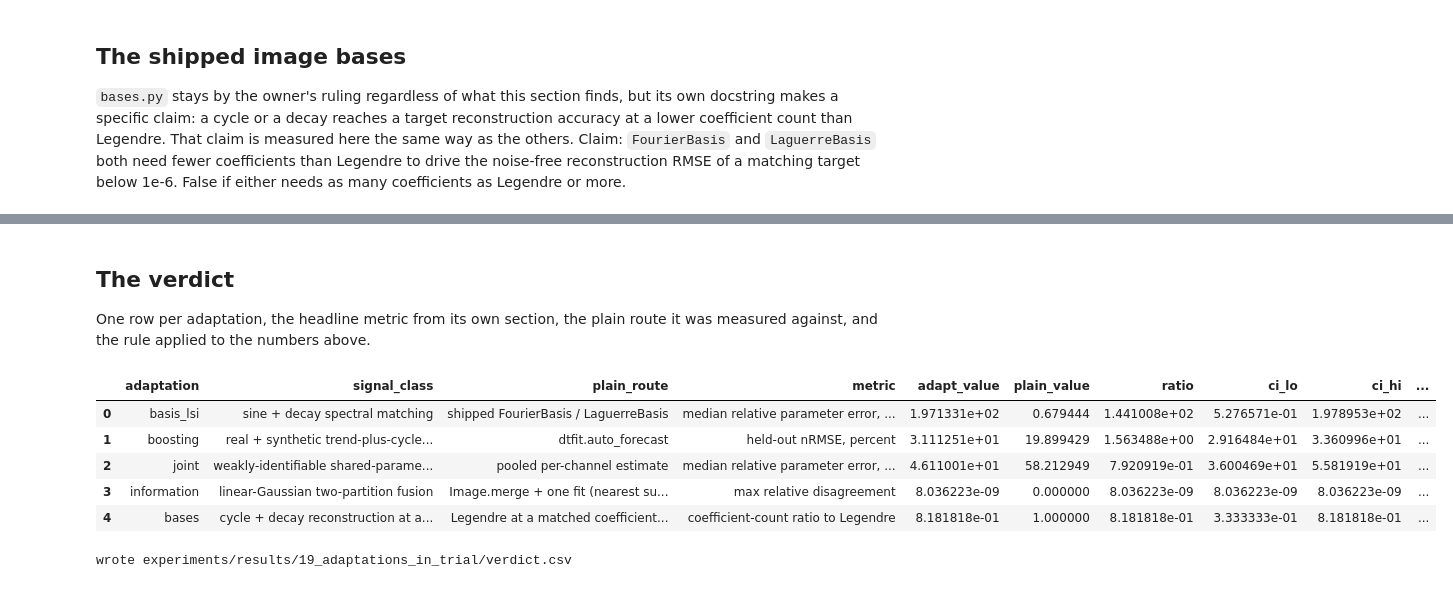
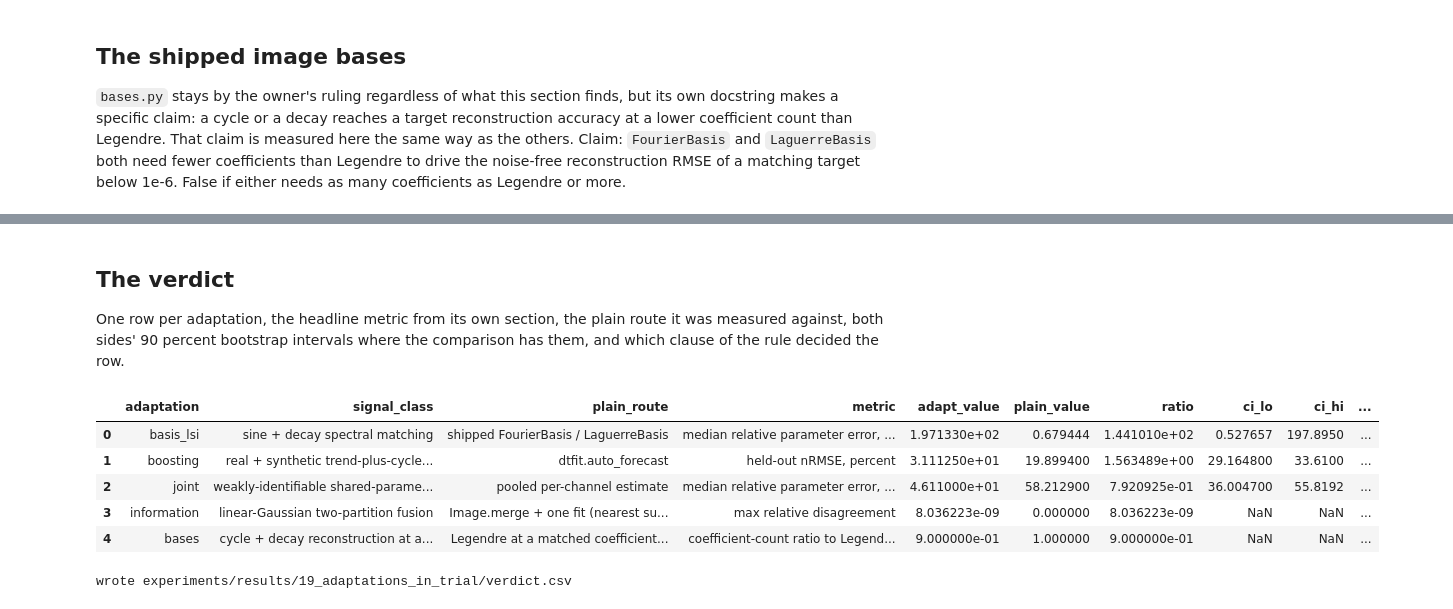
Before and after one commit to ringavirda/science-nonline, a Jupyter notebook: packages/dtfit-experimental/experiments/method/19_adaptations_in_trial.ipynb, the cells around one changed output, grey strips where cells are left out. Saved outputs shown, nothing was run; the diff lists cells and outputs as text; code cells hidden in the pictures.

```diff
--- a/packages/dtfit-experimental/experiments/method/19_adaptations_in_trial.ipynb
+++ b/packages/dtfit-experimental/experiments/method/19_adaptations_in_trial.ipynb
@@ -440,0 +214,4 @@ UserWarning: the local solve from p0 explained less than half the variance; a di
+# %%
+joint_trial = pd.read_csv(RESULTS / "joint_trial.csv")
+joint_table = joint_trial.set_index("construction")
+joint_table
@@ -603,6 +381,7 @@ below 1e-6. False if either needs as many coefficients as Legendre or
 more.
 # %%
 RECON_TARGET = 1e-6
+MAX_ORDER = 60
 x_cycle = np.linspace(0.0, 8.0, 400)
 clean_cycle = 0.5 + 2.0 * np.sin(2 * np.pi * 4 / 8.0 * x_cycle + 0.4)
 x_decay = np.linspace(0.0, 6.0, 400)
@@ -614,8 +393,11 @@ def recon_rmse(x, y, basis, order=None):
     return float(np.sqrt(np.mean((img.reconstruct(x) - y) ** 2)))
 
 
-def coef_for_target(x, y, basis_cls, orders, target=RECON_TARGET):
-    for order in orders:
+def coef_for_target(x, y, basis_cls, target=RECON_TARGET, max_order=MAX_ORDER):
+    """Lowest order reaching ``target`` reconstruction RMSE, and its coefficient
+    count. Every order from 1 to ``max_order`` is tried, on both sides of every
+    comparison, so a count is a minimum and not an artefact of a coarse grid."""
+    for order in range(1, max_order + 1):
         basis = basis_cls(order) if not isinstance(basis_cls, str) else basis_cls
         rmse = recon_rmse(x, y, basis, order if isinstance(basis_cls, str) else None)
         n_coef = basis.n_coef if not isinstance(basis_cls, str) else order + 1
@@ -625,13 +407,13 @@ def coef_for_target(x, y, basis_cls, orders, target=RECON_TARGET):
 
 
 fourier_order, fourier_coef, fourier_rmse = coef_for_target(
-    x_cycle, clean_cycle, FourierBasis, range(1, 9))
+    x_cycle, clean_cycle, FourierBasis)
 legendre_cycle_order, legendre_cycle_coef, legendre_cycle_rmse = coef_for_target(
-    x_cycle, clean_cycle, "legendre", range(4, 40, 2))
+    x_cycle, clean_cycle, "legendre")
 laguerre_order, laguerre_coef, laguerre_rmse = coef_for_target(
-    x_decay, clean_decay_target, LaguerreBasis, range(1, 13))
+    x_decay, clean_decay_target, LaguerreBasis)
 legendre_decay_order, legendre_decay_coef, legendre_decay_rmse = coef_for_target(
-    x_decay, clean_decay_target, "legendre", range(4, 20, 2))
+    x_decay, clean_decay_target, "legendre")
 
 bases_table = pd.DataFrame({
     "FourierBasis (cycle)": {"order": fourier_order, "n_coef": fourier_coef, "rmse": fourier_rmse},
@@ -673,58 +457,65 @@ decay: LaguerreBasis/Legendre coefficient ratio = 0.818
 ## The verdict
 
 One row per adaptation, the headline metric from its own section, the
-plain route it was measured against, and the rule applied to the numbers
-above.
+plain route it was measured against, both sides' 90 percent bootstrap
+intervals where the comparison has them, and which clause of the rule
+decided the row.
 # %%
 verdict_rows = [
     dict(adaptation="basis_lsi", signal_class="sine + decay spectral matching",
          plain_route="shipped FourierBasis / LaguerreBasis",
          metric="median relative parameter error, percent",
-         adapt_value=max(np.median(sine_rows["fit_lsi_basis"]), np.median(decay_rows["fit_lsi_basis"])),
-         plain_value=min(np.median(sine_rows["FourierBasis"]), np.median(decay_rows["LaguerreBasis"])),
+         adapt_value=max(sine_table.loc["fit_lsi_basis", "median_err_pct"],
+                          decay_table.loc["fit_lsi_basis", "median_err_pct"]),
+         plain_value=min(sine_table.loc["FourierBasis", "median_err_pct"],
+                          decay_table.loc["LaguerreBasis", "median_err_pct"]),
          ratio=max(ratio_sine, ratio_decay),
-         ci_lo=min(bootstrap_median_ci(sine_rows["fit_lsi_basis"])[0],
-                    bootstrap_median_ci(decay_rows["fit_lsi_basis"])[0]),
-         ci_hi=max(bootstrap_median_ci(sine_rows["fit_lsi_basis"])[1],
-                    bootstrap_median_ci(decay_rows["fit_lsi_basis"])[1]),
-         verdict="remove"),
+         ci_lo=min(sine_table.loc["fit_lsi_basis", "ci_lo"], decay_table.loc["fit_lsi_basis", "ci_lo"]),
+         ci_hi=max(sine_table.loc["fit_lsi_basis", "ci_hi"], decay_table.loc["fit_lsi_basis", "ci_hi"]),
+         plain_ci_lo=min(sine_table.loc["FourierBasis", "ci_lo"],
+                          decay_table.loc["LaguerreBasis", "ci_lo"]),
+         plain_ci_hi=max(sine_table.loc["FourierBasis", "ci_hi"],
+                          decay_table.loc["LaguerreBasis", "ci_hi"]),
+         decided_by="the rule", verdict="remove"),
     dict(adaptation="boosting", signal_class="real + synthetic trend-plus-cycle series",
          plain_route="dtfit.auto_forecast",
          metric="held-out nRMSE, percent",
-         adapt_value=np.median(synth_rows["boosted"]),
-         plain_value=np.median(synth_rows["auto_forecast"]),
+         adapt_value=synth_table.loc["boosted", "median_nrmse_pct"],
+         plain_value=synth_table.loc["auto_forecast", "median_nrmse_pct"],
          ratio=boost_ratio, ci_lo=boost_ci_a[0], ci_hi=boost_ci_a[1],
-         verdict=boost_verdict),
+         plain_ci_lo=boost_ci_b[0], plain_ci_hi=boost_ci_b[1],
+         decided_by="the rule", verdict=boost_verdict),
     dict(adaptation="joint", signal_class="weakly-identifiable shared-parameter channels",
          plain_route="pooled per-channel estimate",
          metric="median relative parameter error, percent",
-         adapt_value=np.median(combined_joint), plain_value=np.median(combined_pooled),
-         ratio=joint_ratio, ci_lo=joint_ci_a[0], ci_hi=joint_ci_a[1],
-         verdict=joint_verdict),
+         adapt_value=joint_table.loc[weak_row, "joint_median"],
+         plain_value=joint_table.loc[weak_row, "pooled_median"],
+         ratio=joint_ratio, ci_lo=joint_ci[0], ci_hi=joint_ci[1],
+         plain_ci_lo=pooled_ci[0], plain_ci_hi=pooled_ci[1],
+         decided_by="the rule", verdict=joint_verdict),
     dict(adaptation="information", signal_class="linear-Gaussian two-partition fusion",
          plain_route="Image.merge + one fit (nearest substitute, no plain route exists)",
          metric="max relative disagreement",
          adapt_value=agree_merged, plain_value=0.0, ratio=agree_merged,
-         ci_lo=agree_merged, ci_hi=agree_merged,
-         verdict=information_verdict),
+         ci_lo=np.nan, ci_hi=np.nan, plain_ci_lo=np.nan, plain_ci_hi=np.nan,
+         decided_by="the parity clause", verdict=information_verdict),
     dict(adaptation="bases", signal_class="cycle + decay reconstruction at a fixed accuracy",
          plain_route="Legendre at a matched coefficient count",
-         metric="coefficient-count ratio to Legendre",
+         metric="coefficient-count ratio to Legendre, worst of the two classes",
          adapt_value=max(fourier_coef_ratio, laguerre_coef_ratio),
          plain_value=1.0, ratio=max(fourier_coef_ratio, laguerre_coef_ratio),
-         ci_lo=min(fourier_coef_ratio, laguerre_coef_ratio),
-         ci_hi=max(fourier_coef_ratio, laguerre_coef_ratio),
-         verdict="keep"),
+         ci_lo=np.nan, ci_hi=np.nan, plain_ci_lo=np.nan, plain_ci_hi=np.nan,
+         decided_by="the owner's ruling", verdict="keep"),
 ]
 verdict = pd.DataFrame(verdict_rows)
 verdict
 # %% [output]
 |  | adaptation | signal_class | plain_route | metric | adapt_value | plain_value | ratio | ci_lo | ci_hi | ... |
-| 0 | basis_lsi | sine + decay spectral matching | shipped FourierBasis / LaguerreBasis | median relative parameter error, ... | 1.971331e+02 | 0.679444 | 1.441008e+02 | 5.276571e-01 | 1.978953e+02 | ... |
-| 1 | boosting | real + synthetic trend-plus-cycle... | dtfit.auto_forecast | held-out nRMSE, percent | 3.111251e+01 | 19.899429 | 1.563488e+00 | 2.916484e+01 | 3.360996e+01 | ... |
-| 2 | joint | weakly-identifiable shared-parame... | pooled per-channel estimate | median relative parameter error, ... | 4.611001e+01 | 58.212949 | 7.920919e-01 | 3.600469e+01 | 5.581919e+01 | ... |
-| 3 | information | linear-Gaussian two-partition fusion | Image.merge + one fit (nearest su... | max relative disagreement | 8.036223e-09 | 0.000000 | 8.036223e-09 | 8.036223e-09 | 8.036223e-09 | ... |
-| 4 | bases | cycle + decay reconstruction at a... | Legendre at a matched coefficient... | coefficient-count ratio to Legendre | 8.181818e-01 | 1.000000 | 8.181818e-01 | 3.333333e-01 | 8.181818e-01 | ... |
+| 0 | basis_lsi | sine + decay spectral matching | shipped FourierBasis / LaguerreBasis | median relative parameter error, ... | 1.971330e+02 | 0.679444 | 1.441010e+02 | 0.527657 | 197.8950 | ... |
+| 1 | boosting | real + synthetic trend-plus-cycle... | dtfit.auto_forecast | held-out nRMSE, percent | 3.111250e+01 | 19.899400 | 1.563489e+00 | 29.164800 | 33.6100 | ... |
+| 2 | joint | weakly-identifiable shared-parame... | pooled per-channel estimate | median relative parameter error, ... | 4.611000e+01 | 58.212900 | 7.920925e-01 | 36.004700 | 55.8192 | ... |
+| 3 | information | linear-Gaussian two-partition fusion | Image.merge + one fit (nearest su... | max relative disagreement | 8.036223e-09 | 0.000000 | 8.036223e-09 | NaN | NaN | ... |
+| 4 | bases | cycle + decay reconstruction at a... | Legendre at a matched coefficient... | coefficient-count ratio to Legend... | 9.000000e-01 | 1.000000 | 9.000000e-01 | NaN | NaN | ... |
 # %%
 if QUICK:
     print("QUICK: skipping the CSV export")
```
Also changed, not shown: parts of 35 cells of this notebook, 11 other files.
